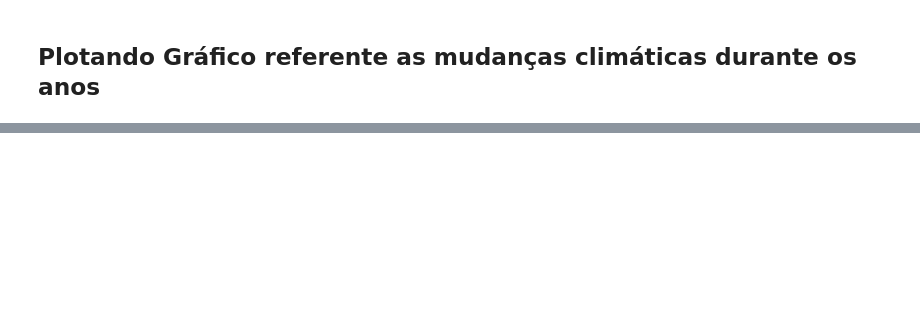
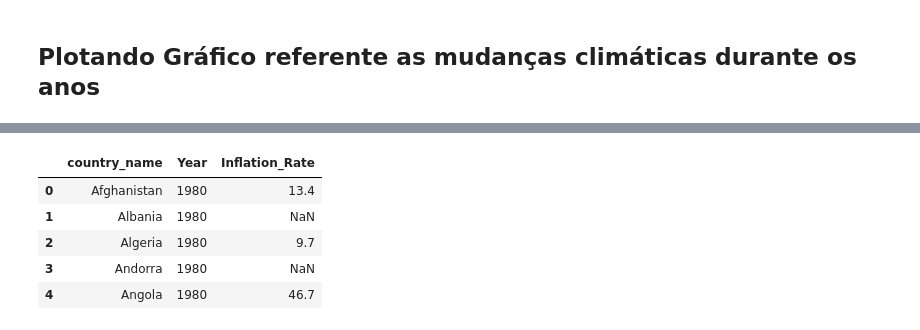
Before and after one commit to luanfelixcoding/climate-change-impact-economy, a Jupyter notebook: climate_change_impact_economy.ipynb, the cells around one changed output, grey strips where cells are left out. Drawn from its saved outputs; the diff is of its cells as text; code cells hidden in the pictures; blank space fills up the shorter version.

```diff
--- a/climate_change_impact_economy.ipynb
+++ b/climate_change_impact_economy.ipynb
@@ -221,0 +151,17 @@ fig_countries.show()
+# %%
+df_economy_melted = df_economy.melt(
+    id_vars=['country_name'],
+    value_vars=[str(col) for col in range(1980, 2025)],
+    var_name='Year',
+    value_name='Inflation_Rate'
+)
+
+df_economy_melted['Year'] = df_economy_melted['Year'].astype(int)
+df_economy_melted.head()
+# %% [output]
+|  | country_name | Year | Inflation_Rate |
+| 0 | Afghanistan | 1980 | 13.4 |
+| 1 | Albania | 1980 | NaN |
+| 2 | Algeria | 1980 | 9.7 |
+| 3 | Andorra | 1980 | NaN |
+| 4 | Angola | 1980 | 46.7 |
```
Also changed, not shown: parts of 8 cells of this notebook.
